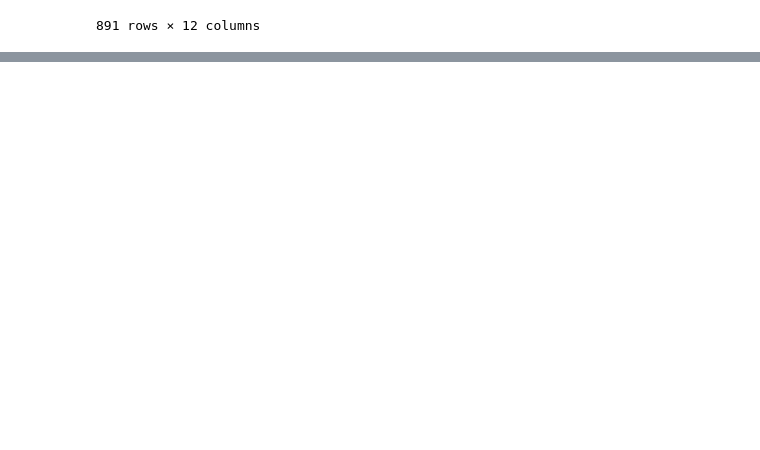
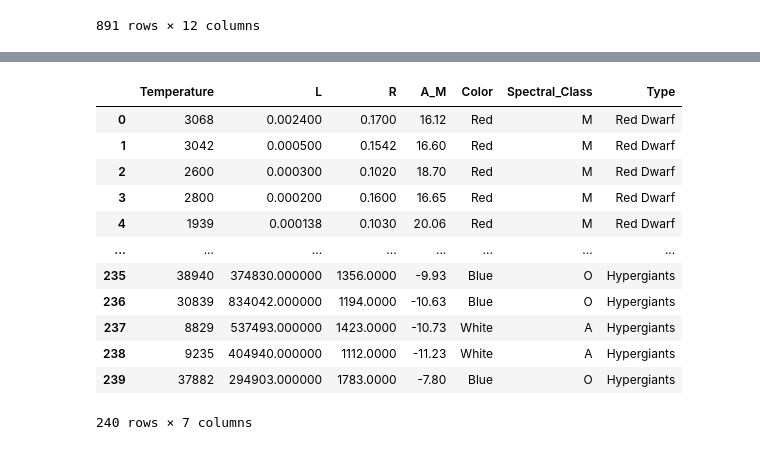
Before and after one commit to jperaltac/pcfi161, a Jupyter notebook: lectures/Test.ipynb, the cells around one changed output, grey strips where cells are left out. Saved outputs shown, nothing was run; the diff lists cells and outputs as text; code cells hidden in the pictures; blank space fills up the shorter version.

```diff
--- a/lectures/Test.ipynb
+++ b/lectures/Test.ipynb
@@ -796,0 +919,18 @@ df
+# %%
+url = "https://www.neuraldesigner.com/wp-content/uploads/2023/10/Stars.csv"
+df = pd.read_csv(url, sep=';')
+df
+# %% [output]
+|  | Temperature | L | R | A_M | Color | Spectral_Class | Type |
+| 0 | 3068 | 0.002400 | 0.1700 | 16.12 | Red | M | Red Dwarf |
+| 1 | 3042 | 0.000500 | 0.1542 | 16.60 | Red | M | Red Dwarf |
+| 2 | 2600 | 0.000300 | 0.1020 | 18.70 | Red | M | Red Dwarf |
+| 3 | 2800 | 0.000200 | 0.1600 | 16.65 | Red | M | Red Dwarf |
+| 4 | 1939 | 0.000138 | 0.1030 | 20.06 | Red | M | Red Dwarf |
+| ... | ... | ... | ... | ... | ... | ... | ... |
+| 235 | 38940 | 374830.000000 | 1356.0000 | -9.93 | Blue | O | Hypergiants |
+| 236 | 30839 | 834042.000000 | 1194.0000 | -10.63 | Blue | O | Hypergiants |
+| 237 | 8829 | 537493.000000 | 1423.0000 | -10.73 | White | A | Hypergiants |
+| 238 | 9235 | 404940.000000 | 1112.0000 | -11.23 | White | A | Hypergiants |
+| 239 | 37882 | 294903.000000 | 1783.0000 | -7.80 | Blue | O | Hypergiants |
+240 rows × 7 columns
```
Also changed, not shown: parts of 28 cells of this notebook, 6 other files.
